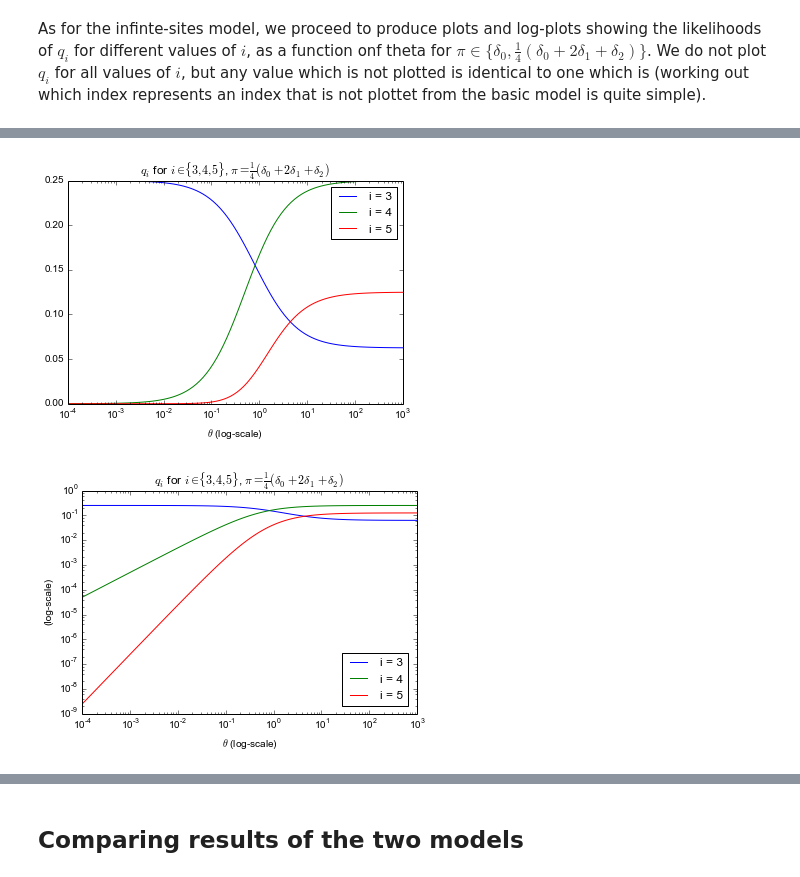
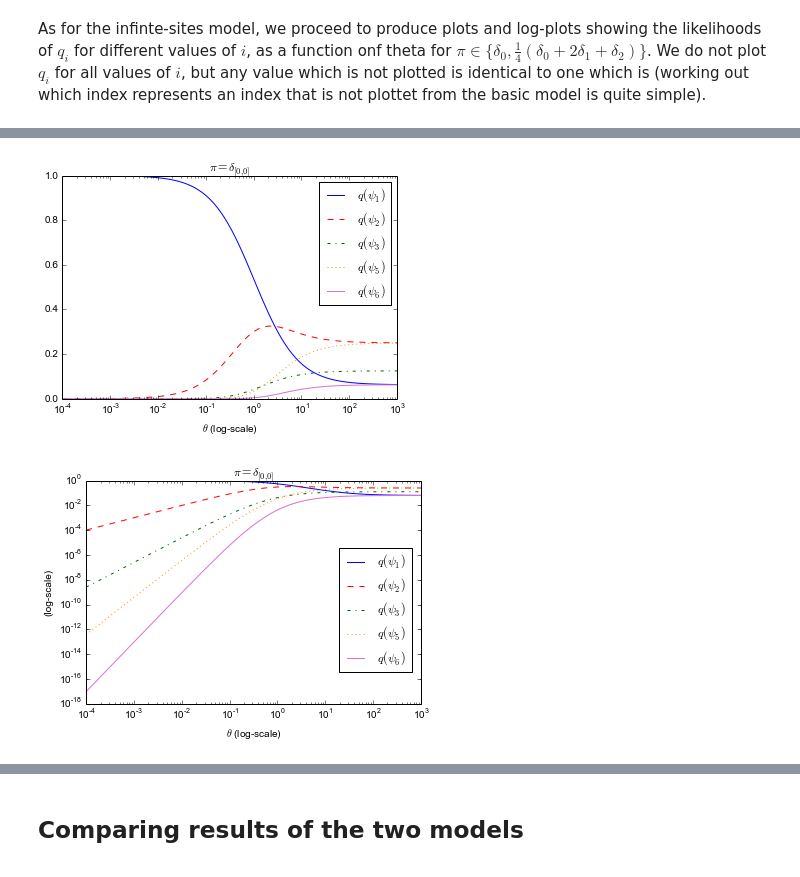
Before and after one commit to Cronjaeger/almost-infinite-sites-recursions, a Jupyter notebook: ipython_notebooks/explicit_solution_of_recursions.ipynb, the cells around one changed output, grey strips where cells are left out. Saved outputs shown, nothing was run; the diff lists cells and outputs as text; code cells hidden in the pictures.

Commit message:
more work on generating figures and perfoming benchmarks

```diff
--- a/ipython_notebooks/explicit_solution_of_recursions.ipynb
+++ b/ipython_notebooks/explicit_solution_of_recursions.ipynb
@@ -561,41 +637,37 @@ solutions_AIS,Ms_AIS,bs_AIS = solve_AIS_recursions(thetas,pis_AIS)
 # %%
 plt.figure(3)
-#plt.subplot(211)
-for i in (3,4,5):
-    likelihhods = [solutions_AIS[(theta,pi1_AIS)][i] for theta in thetas]
-    plt.plot(thetas,likelihhods, label = 'i = %i'%i)
-#plt.legendnd()
+for i in (3,4,5,8,9):
+    likelihhods = [solutions_AIS[(theta,pi2_AIS)][i] for theta in thetas]
+    plt.plot(thetas,likelihhods, label = labels[i], linestyle = styles[i], color = colors[i])
+plt.xscale('log')
+plt.xlabel(r'$\theta$ (log-scale)')
+plt.title(r'$\pi = \delta_{[0, 0]}$')
 plt.legend()
-plt.xscale('log')
-plt.xlabel('$\\theta$ (log-scale)')
-plt.title('$q_i$ for $i \\in \\{ 3,4,5\\}$, $\pi = \\frac{1}{4}(\delta_0 + 2\delta_1 + \delta_2)$')
 
-figure_paths = generate_figure_paths('AIS_symetric_boundary')
+figure_paths = generate_figure_paths('AIS_non-symetric_boundary')
 for path in figure_paths:
     plt.savefig(path)
 
 plt.show()
 plt.close()
 
 plt.figure(4)
-#plt.subplot(212)
-for i in (3,4,5):
-    likelihhods = [solutions_AIS[(theta,pi1_AIS)][i] for theta in thetas]
-    plt.plot(thetas,likelihhods, label = 'i = %i'%i)
-#plt.legendnd()
-plt.legend(bbox_to_anchor=(0.99, 0.30))
+for i in (3,4,5,8,9):
+    likelihhods = [solutions_AIS[(theta,pi2_AIS)][i] for theta in thetas]
+    plt.plot(thetas,likelihhods, label = labels[i], linestyle = styles[i], color = colors[i])
 plt.xscale('log')
 plt.yscale('log')
-plt.xlabel('$\\theta$ (log-scale)')
+plt.xlabel(r'$\theta$ (log-scale)')
 plt.ylabel('(log-scale)')
-plt.title('$q_i$ for $i \\in \\{ 3,4,5\\}$, $\pi = \\frac{1}{4}(\delta_0 + 2\delta_1 + \delta_2)$')
+plt.title(r'$\pi = \delta_{[0, 0]}$')
+plt.legend(bbox_to_anchor=(0.99, 0.725))
 
-figure_paths = generate_figure_paths('AIS_symetric_boundary_log-log')
+figure_paths = generate_figure_paths('AIS_non-symetric_boundary_log-log')
 for path in figure_paths:
     plt.savefig(path)
 
 plt.show()
 plt.close()
 # %% [output]
-[figure, old version]
+[figure, new version]
-[figure, old version]
+[figure, new version]
```
Also changed, not shown: parts of 2 cells of this notebook, 8 other files.
